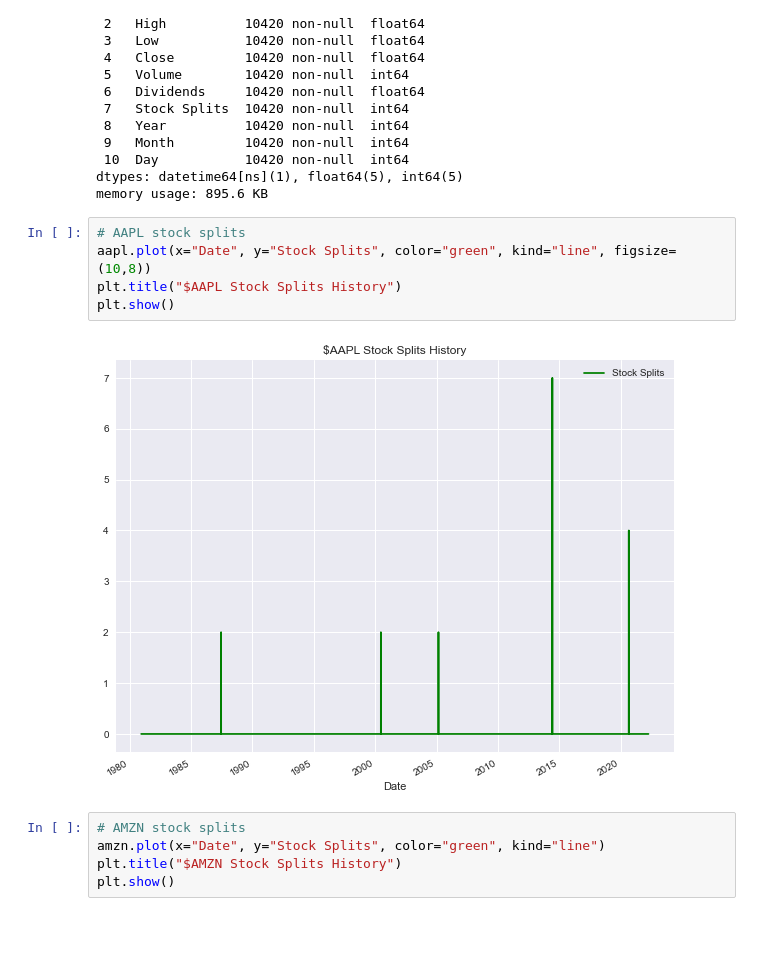
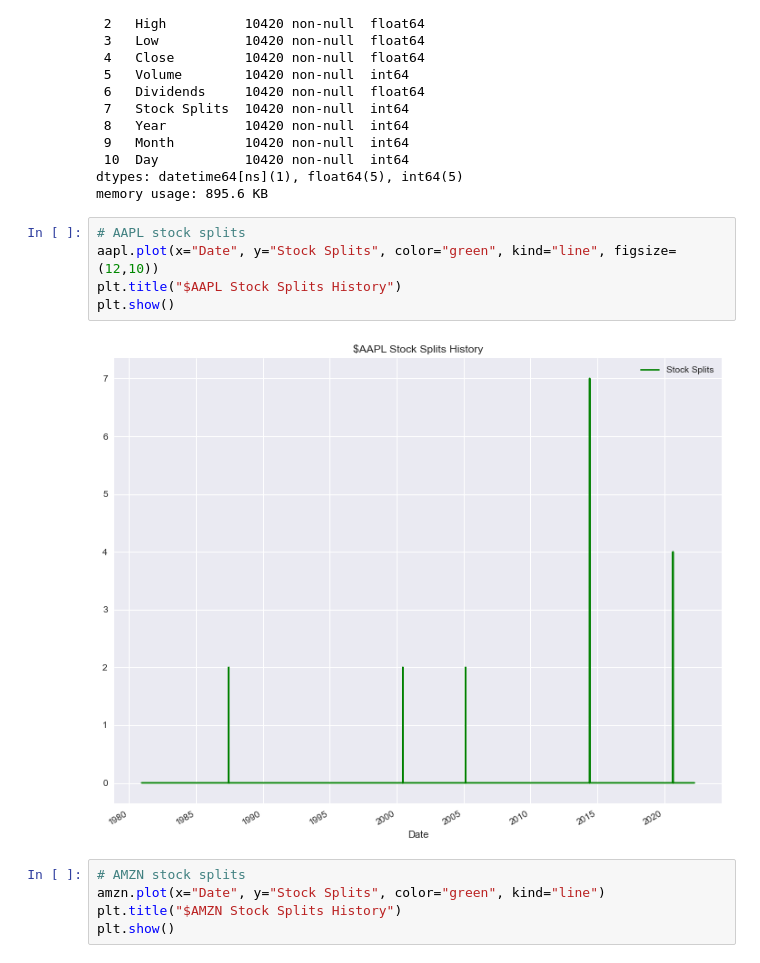
Before and after one commit to matthewjchin/toptechstocks, a Jupyter notebook: tech_stocks_analysis.ipynb, the cells around one changed output. Saved outputs shown, nothing was run; the diff lists cells and outputs as text; blank space fills up the shorter version.

```diff
--- a/tech_stocks_analysis.ipynb
+++ b/tech_stocks_analysis.ipynb
@@ -247,11 +247,11 @@ dtypes: datetime64[ns](1), float64(5), int64(5)
 memory usage: 895.6 KB
 # %%
 # AAPL stock splits
-aapl.plot(x="Date", y="Stock Splits", color="green", kind="line", figsize=(10,8))
+aapl.plot(x="Date", y="Stock Splits", color="green", kind="line", figsize=(12,10))
 plt.title("$AAPL Stock Splits History")
 plt.show()
 # %% [output]
-[figure, old version]
+[figure, new version]
 # %%
 # AMZN stock splits
 amzn.plot(x="Date", y="Stock Splits", color="green", kind="line")
```
